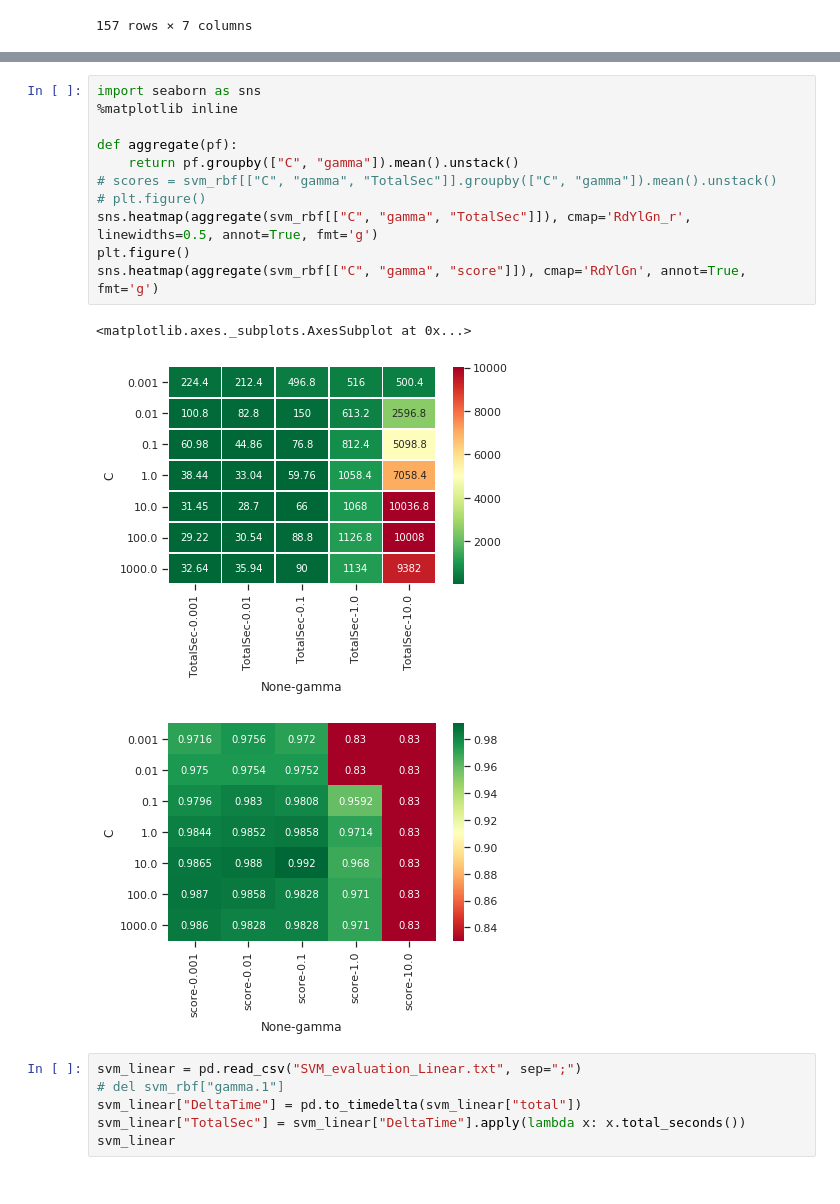
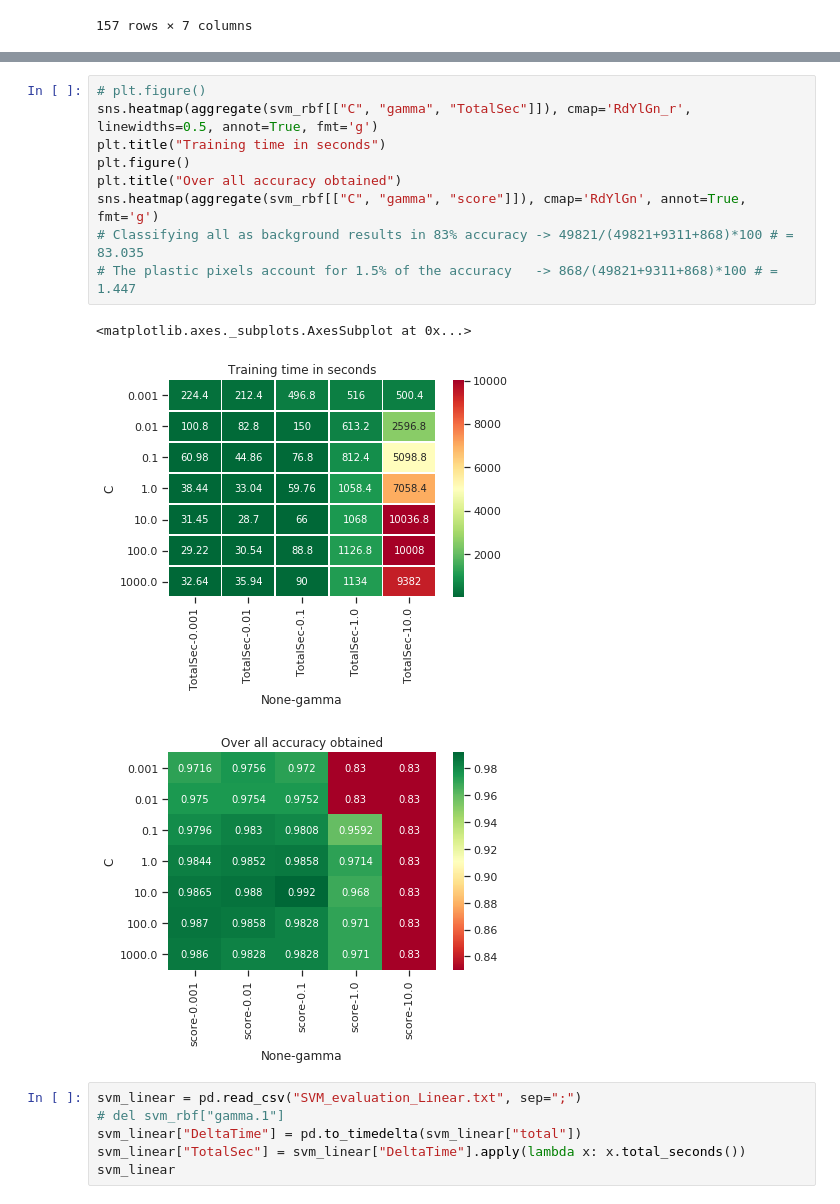
Before and after one commit to thortom/multispectral-chicken, a Jupyter notebook: Scripts/SVM_LR_SummaryOfParameterSearch.ipynb, the cells around one changed output, grey strips where cells are left out. Saved outputs shown, nothing was run; the diff lists cells and outputs as text.

Commit message:
ModelComparsion results

```diff
--- a/Scripts/SVM_LR_SummaryOfParameterSearch.ipynb
+++ b/Scripts/SVM_LR_SummaryOfParameterSearch.ipynb
@@ -51,18 +68,16 @@ svm_rbf
 # %%
-import seaborn as sns
-%matplotlib inline
-
-def aggregate(pf):
-    return pf.groupby(["C", "gamma"]).mean().unstack()
-# scores = svm_rbf[["C", "gamma", "TotalSec"]].groupby(["C", "gamma"]).mean().unstack()
 # plt.figure()
 sns.heatmap(aggregate(svm_rbf[["C", "gamma", "TotalSec"]]), cmap='RdYlGn_r', linewidths=0.5, annot=True, fmt='g')
+plt.title("Training time in seconds")
 plt.figure()
+plt.title("Over all accuracy obtained")
 sns.heatmap(aggregate(svm_rbf[["C", "gamma", "score"]]), cmap='RdYlGn', annot=True, fmt='g')
+# Classifying all as background results in 83% accuracy -> 49821/(49821+9311+868)*100 # = 83.035
+# The plastic pixels account for 1.5% of the accuracy   -> 868/(49821+9311+868)*100 # = 1.447
 # %% [output]
 <matplotlib.axes._subplots.AxesSubplot at 0x...>
-[figure, old version]
+[figure, new version]
-[figure, old version]
+[figure, new version]
 # %%
 svm_linear = pd.read_csv("SVM_evaluation_Linear.txt", sep=";")
 # del svm_rbf["gamma.1"]
```
Also changed, not shown: parts of 7 cells of this notebook, 10 other files.
